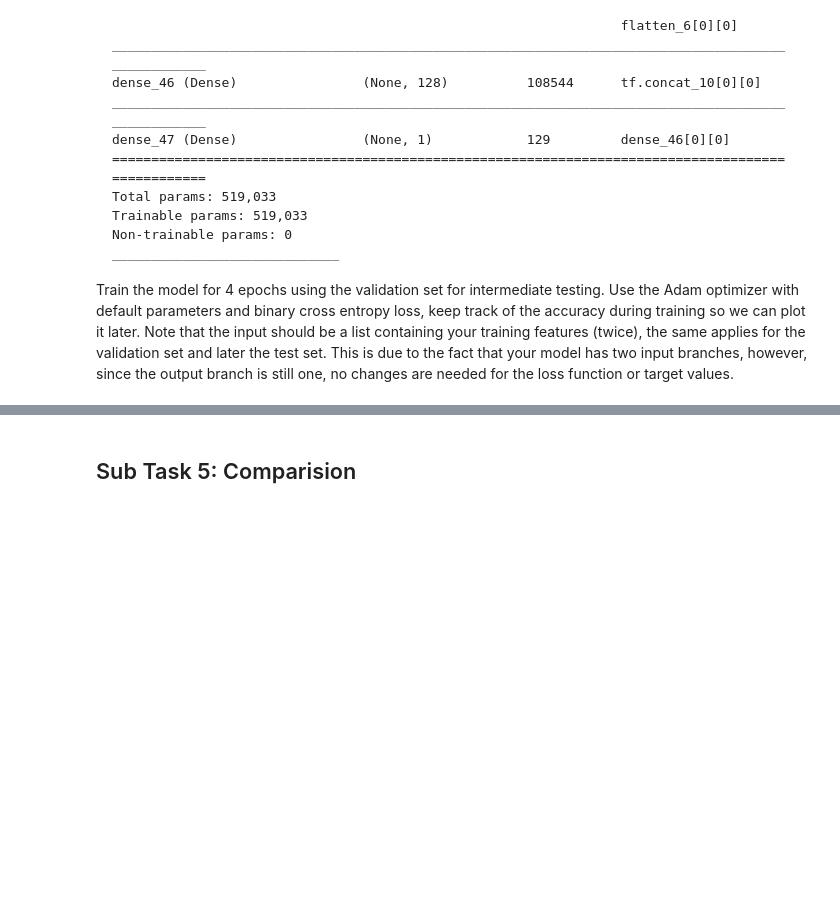
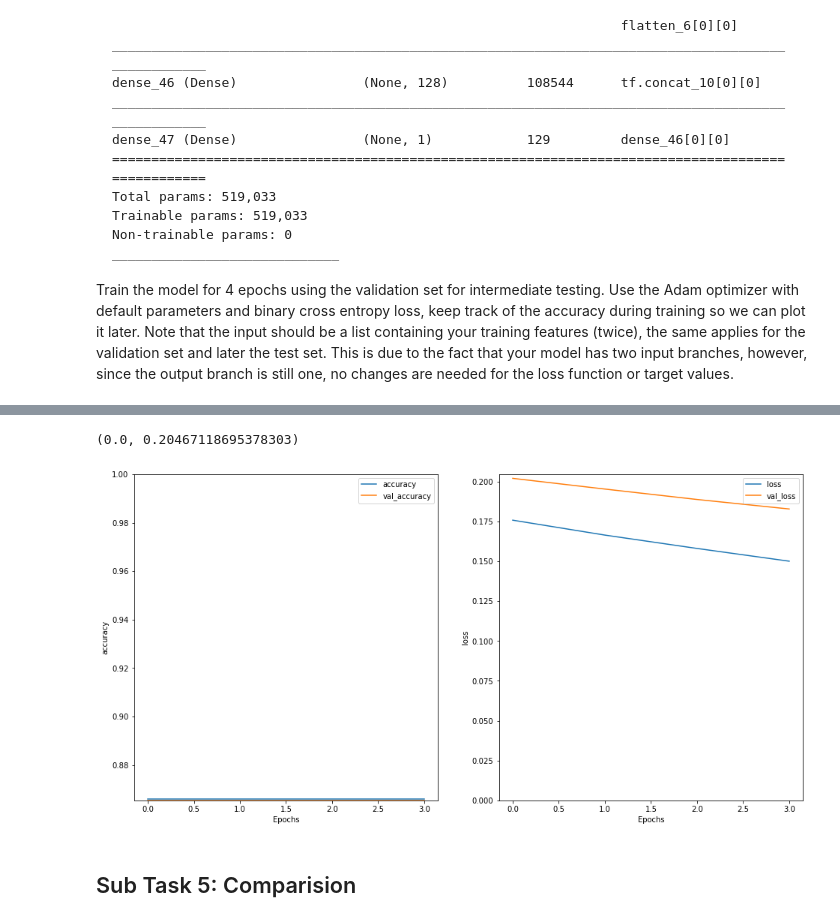
Before and after one commit to fidsusj/HateSpeechDetection, a Jupyter notebook: assignments/4/ITA_assignment_4.ipynb, the cells around one changed output, grey strips where cells are left out. Drawn from its saved outputs; the diff is of its cells as text; code cells hidden in the pictures; blank space fills up the shorter version.

```diff
--- a/assignments/4/ITA_assignment_4.ipynb
+++ b/assignments/4/ITA_assignment_4.ipynb
@@ -407,5 +421,11 @@ mix_model.summary()
-# %%
-# Compile and fit
-mix_model.compile(### your code ###
-print('Training model...')
-r = mix_model.fit(### your code ###
+# %%
+# Compile and fit
+mix_model.compile(loss=tf.keras.losses.BinaryCrossentropy(),
+              optimizer=tf.keras.optimizers.Adam(),
+              metrics=['accuracy'])### your code ###
+print('Training model...')
+train_features_twice = {"inputA": X_train, "inputB": X_train}
+val_features_twice = {"inputA": X_val, "inputB": X_val}
+
+history_mix = mix_model.fit(x=train_features_twice,
+                            y=Ytrain, epochs=4, validation_data=(val_features_twice,Yval))
@@ -418,3 +446,16 @@ r = mix_model.fit(### your code ###
+# %%
+# Plot accuracy per iteration
+plt.figure(figsize=(16,8))
+plt.subplot(1,2,1)
+plot_graphs(history_mix, 'accuracy')
+plt.ylim(None,1)
+plt.subplot(1,2,2)
+plot_graphs(history_mix, 'loss')
+plt.ylim(0,None)
+### your code ###
+# %% [output]
+(0.0, 0.20467118695378303)
+[figure, added]
 # %% [markdown]
 ## Sub Task 5: Comparision
 # %% [markdown]
```
Also changed, not shown: parts of 14 cells of this notebook.
